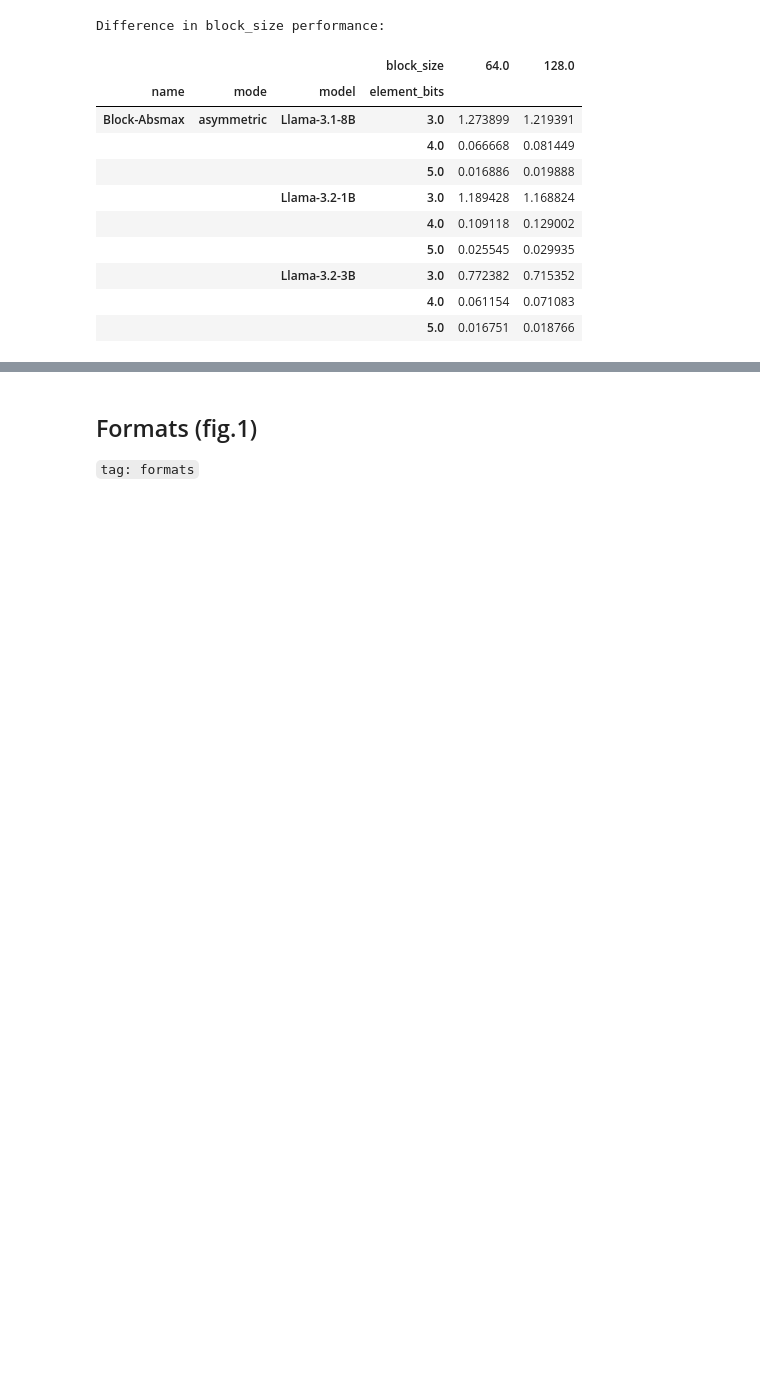
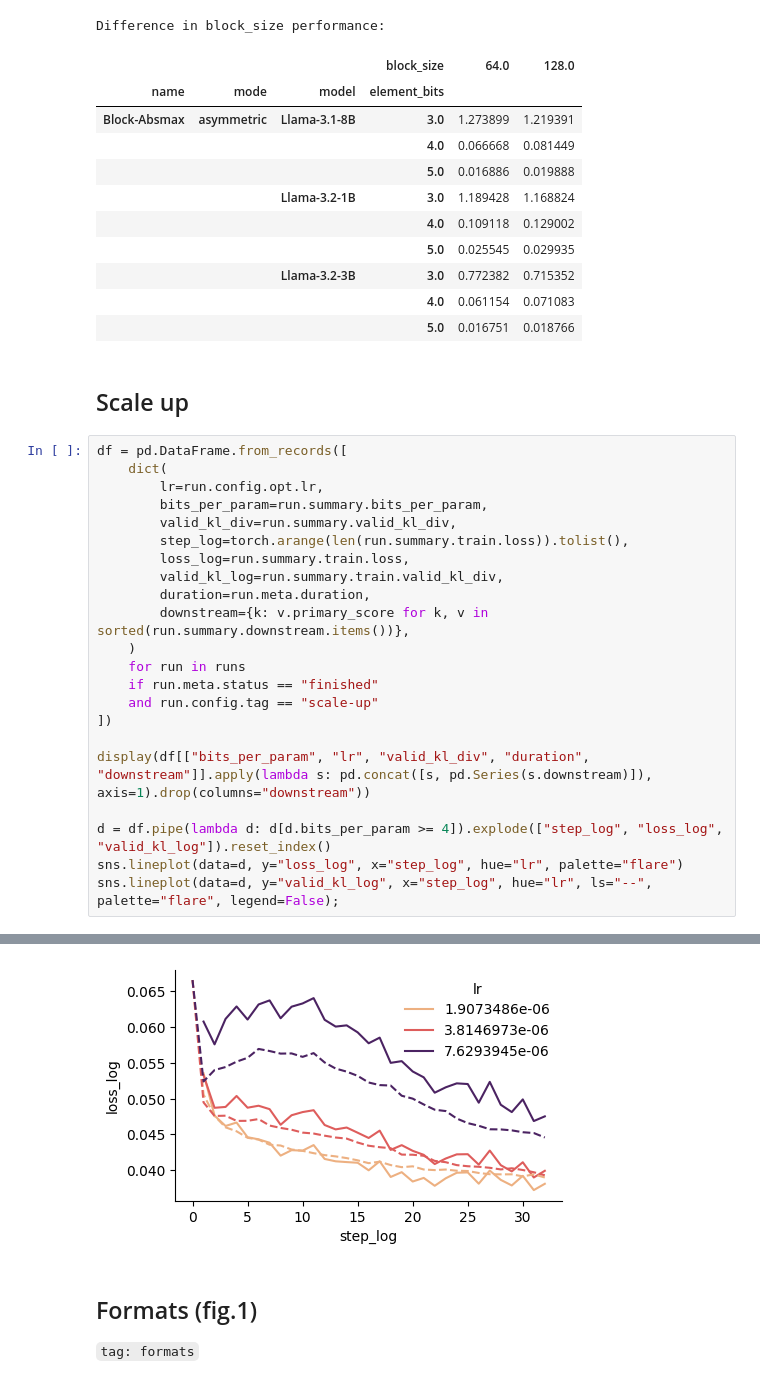
Before and after one commit to graphcore-research/optimal-weight-formats, a Jupyter notebook: 0630-QatVariants.ipynb, the cells around one changed output, grey strips where cells are left out. Saved outputs shown, nothing was run; the diff lists cells and outputs as text; blank space fills up the shorter version.

```diff
--- a/0630-QatVariants.ipynb
+++ b/0630-QatVariants.ipynb
@@ -103,3 +103,28 @@ Difference in block_size performance:
 |  |  | Llama-3.2-3B | 3.0 | 0.772382 | 0.715352 |
 |  |  |  | 4.0 | 0.061154 | 0.071083 |
 |  |  |  | 5.0 | 0.016751 | 0.018766 |
+# %% [markdown]
+## Scale up
+# %%
+df = pd.DataFrame.from_records([
+    dict(
+        lr=run.config.opt.lr,
+        bits_per_param=run.summary.bits_per_param,
+        valid_kl_div=run.summary.valid_kl_div,
+        step_log=torch.arange(len(run.summary.train.loss)).tolist(),
+        loss_log=run.summary.train.loss,
+        valid_kl_log=run.summary.train.valid_kl_div,
+        duration=run.meta.duration,
+        downstream={k: v.primary_score for k, v in sorted(run.summary.downstream.items())},
+    )
+    for run in runs
+    if run.meta.status == "finished"
+    and run.config.tag == "scale-up"
+])
+
+display(df[["bits_per_param", "lr", "valid_kl_div", "duration", "downstream"]].apply(lambda s: pd.concat([s, pd.Series(s.downstream)]), axis=1).drop(columns="downstream"))
+
+d = df.pipe(lambda d: d[d.bits_per_param >= 4]).explode(["step_log", "loss_log", "valid_kl_log"]).reset_index()
+sns.lineplot(data=d, y="loss_log", x="step_log", hue="lr", palette="flare")
+sns.lineplot(data=d, y="valid_kl_log", x="step_log", hue="lr", ls="--", palette="flare", legend=False);
+# %% [output]
@@ -106,3 +136,4 @@ Difference in block_size performance:
+[figure, added]
 # %% [markdown]
 ## Formats (fig.1)
 
```
Also changed, not shown: parts of 5 cells of this notebook, 1 other file.
